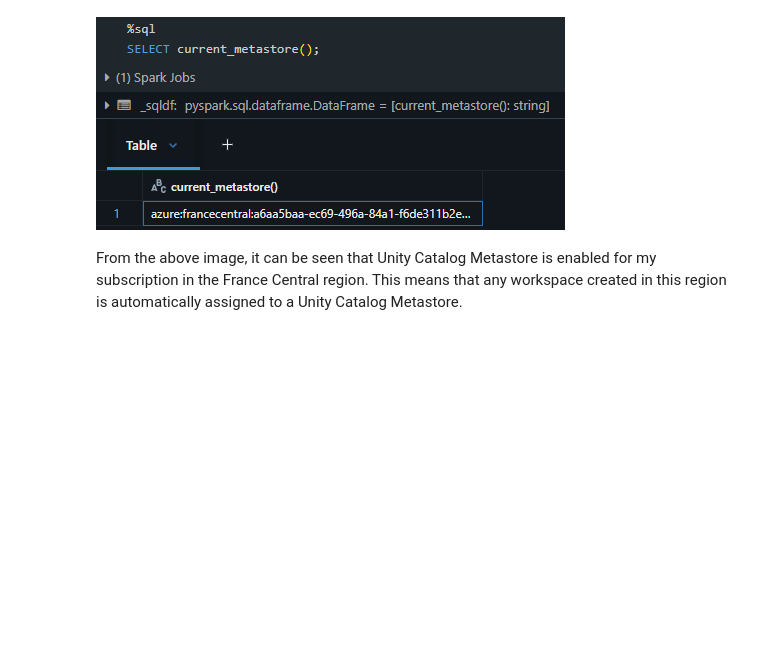
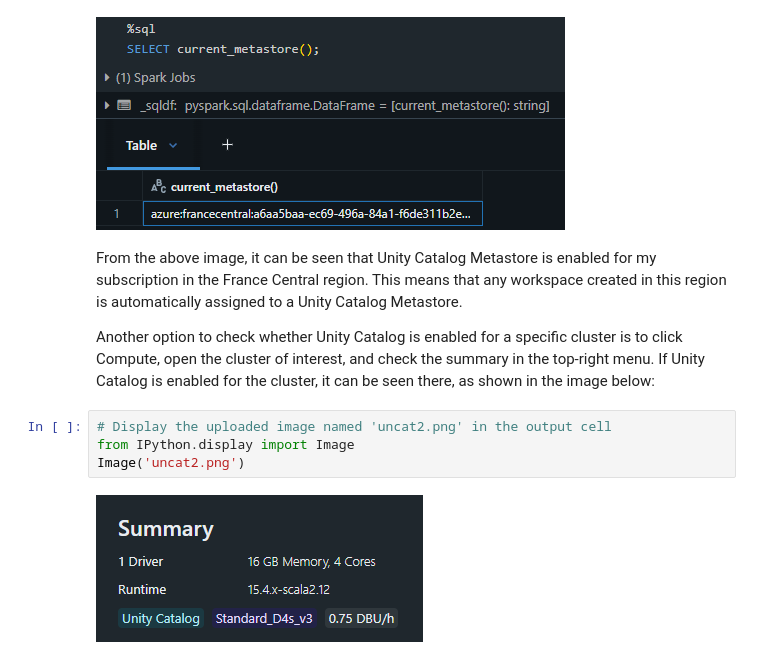
Before and after one commit to kitlapp/AzureDatabricksPersonal, a Jupyter notebook: EnvironmentSetup.ipynb, the cells around one changed output. Cells and saved outputs as stored; diff of their text form; blank space fills up the shorter version.

```diff
--- a/EnvironmentSetup.ipynb
+++ b/EnvironmentSetup.ipynb
@@ -90,3 +90,11 @@ Image('uncat.png')
 [figure]
 # %% [markdown]
 From the above image, it can be seen that Unity Catalog Metastore is enabled for my subscription in the France Central region. This means that any workspace created in this region is automatically assigned to a Unity Catalog Metastore.
+
+Another option to check whether Unity Catalog is enabled for a specific cluster is to click Compute, open the cluster of interest, and check the summary in the top-right menu. If Unity Catalog is enabled for the cluster, it can be seen there, as shown in the image below:
+# %%
+# Display the uploaded image named 'uncat2.png' in the output cell
+from IPython.display import Image
+Image('uncat2.png')
+# %% [output]
+[figure, added]
```
Also changed, not shown: parts of 1 cell of this notebook.
